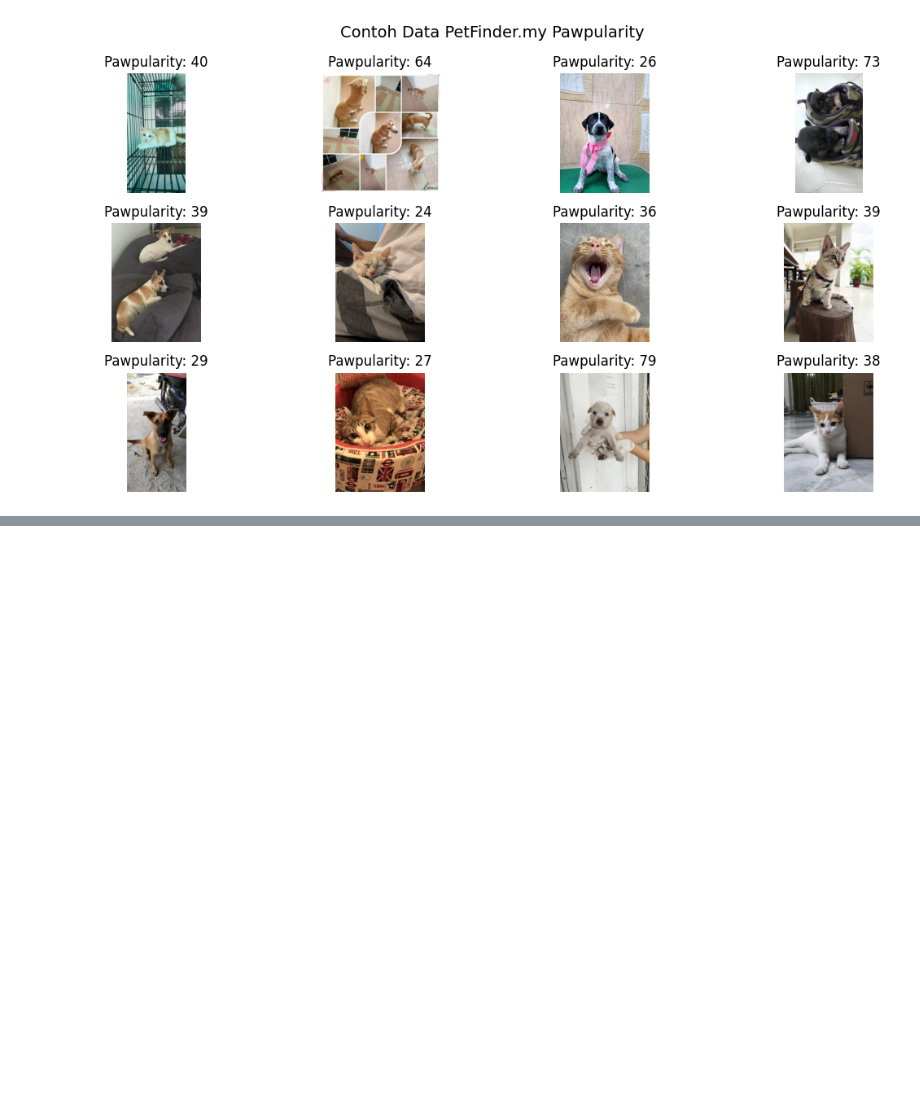
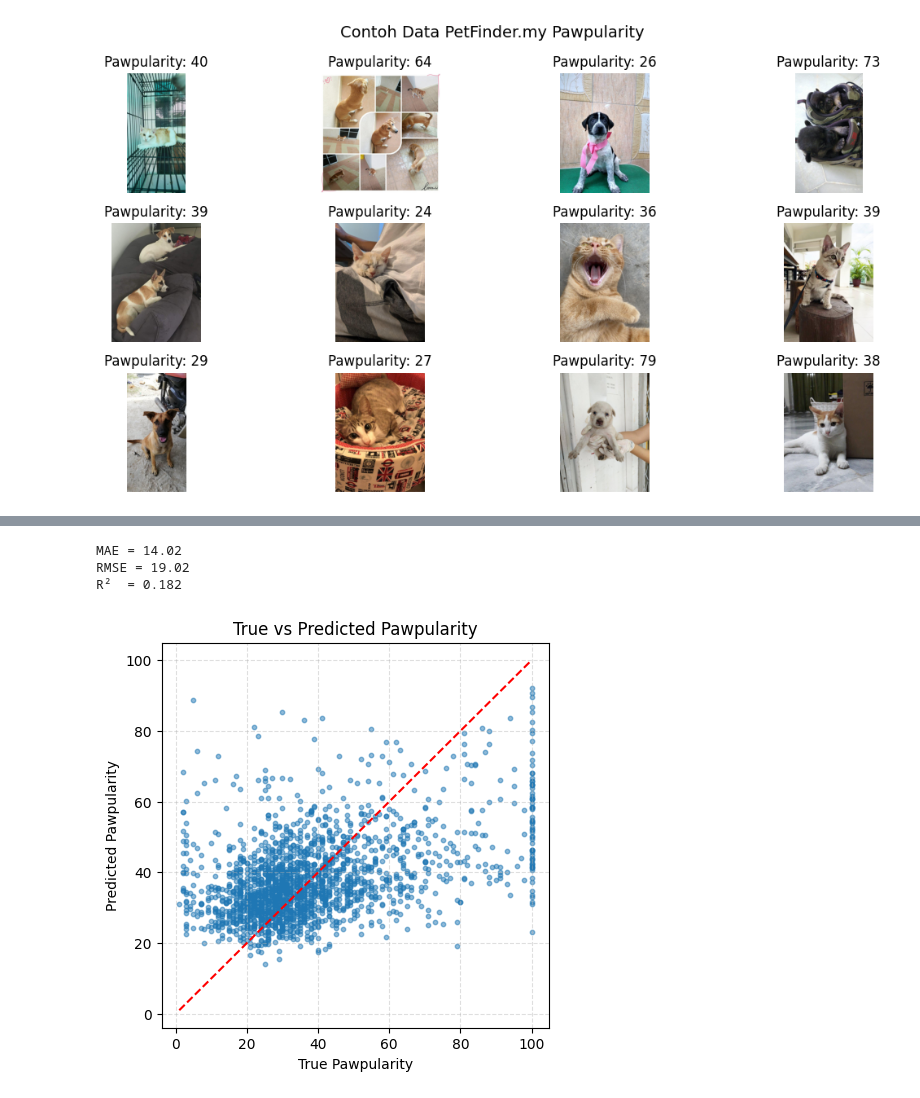
Before and after one commit to azkbrqlna/2025-ComputerVision, a Jupyter notebook: Jobsheet3_RegresiGambar.ipynb, the cells around one changed output, grey strips where cells are left out. Cells and saved outputs as stored; diff of their text form; code cells hidden in the pictures; blank space fills up the shorter version.

```diff
--- a/Jobsheet3_RegresiGambar.ipynb
+++ b/Jobsheet3_RegresiGambar.ipynb
@@ -441,0 +582,30 @@ plt.show()
+# %%
+import numpy as np
+from sklearn.metrics import mean_absolute_error, r2_score
+from math import sqrt
+
+y_true = val_df['Pawpularity'].values.astype(np.float32)
+y_pred = np.concatenate([model.predict(batch[0], verbose=0).ravel() for batch in val_ds])
+
+mae = mean_absolute_error(y_true, y_pred)
+rmse = sqrt(np.mean((y_true - y_pred)**2))
+r2 = r2_score(y_true, y_pred)
+
+print(f"MAE = {mae:.2f}")
+print(f"RMSE = {rmse:.2f}")
+print(f"R²  = {r2:.3f}")
+
+plt.figure(figsize=(5, 5))
+plt.scatter(y_true, y_pred, s=10, alpha=0.5)
+lims = [min(y_true.min(), y_pred.min()), max(y_true.max(), y_pred.max())]
+plt.plot(lims, lims, '--', color='red')
+plt.xlabel("True Pawpularity")
+plt.ylabel("Predicted Pawpularity")
+plt.title("True vs Predicted Pawpularity")
+plt.grid(True, linestyle='--', alpha=0.4)
+plt.show()
+# %% [output]
+MAE = 14.02
+RMSE = 19.02
+R²  = 0.182
+[figure, added]
```
Also changed, not shown: parts of 5 cells of this notebook.
